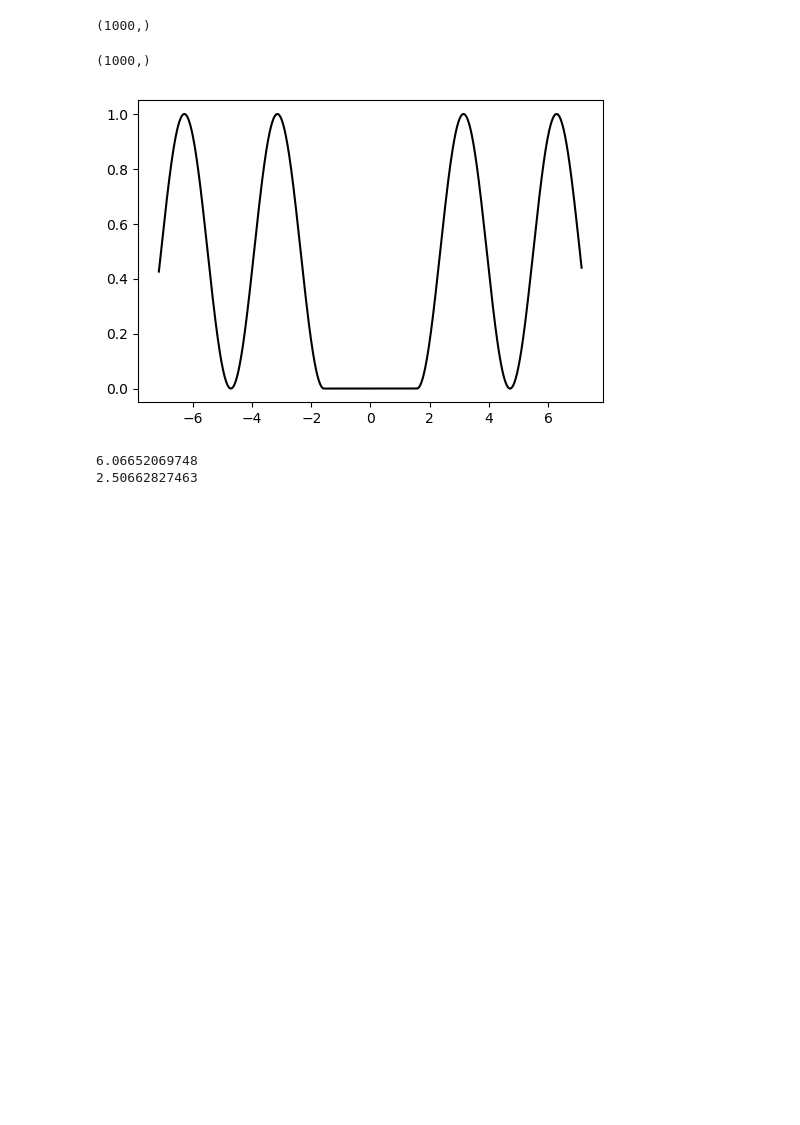
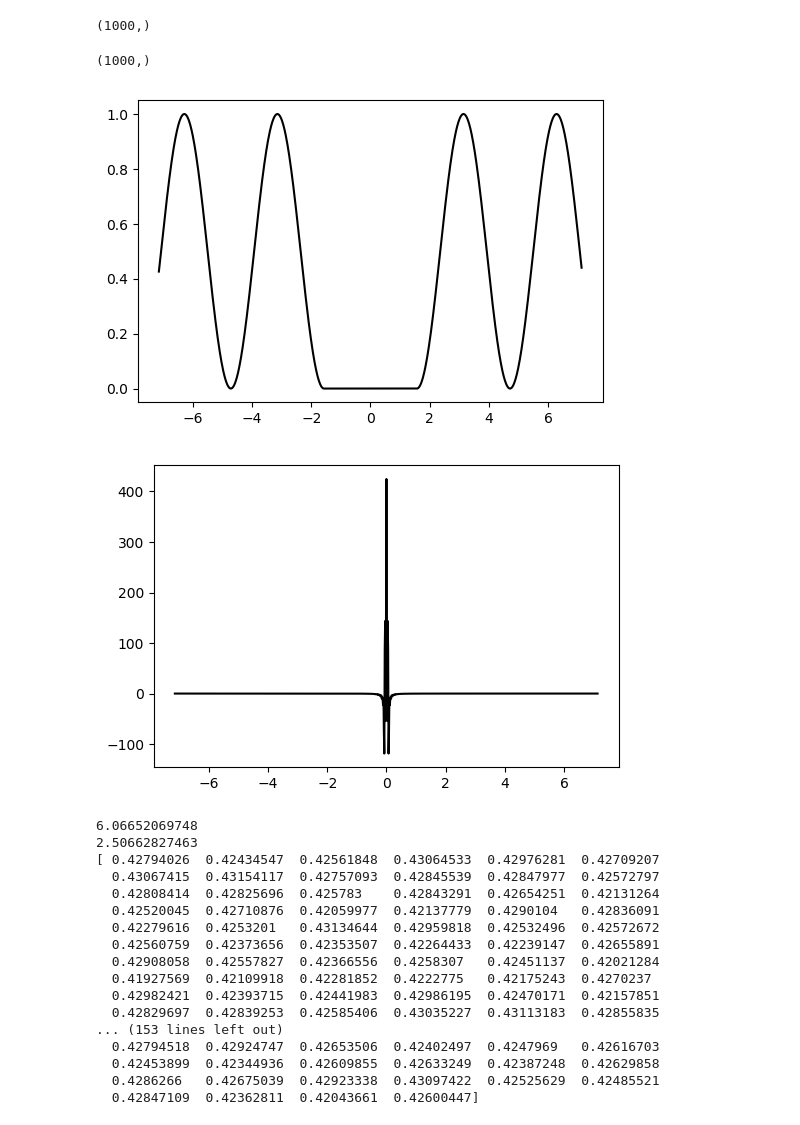
Before and after one commit to zpenoyre/oldpylanet, a Jupyter notebook: fourierFilter.ipynb, the cells around one changed output. Drawn from its saved outputs; the diff is of its cells as text; code cells hidden in the pictures; blank space fills up the shorter version.

```diff
--- a/fourierFilter.ipynb
+++ b/fourierFilter.ipynb
@@ -77,24 +77,44 @@ print np.shape(ifft_convolution)
 # %%
 #test newly designed filter...
 x = np.arange(-500,500)/70.
 print np.shape(x)
 newFilter = 1.-(np.sin(x)**2)
 newFilter[(x > -np.pi/2.) & (x < np.pi/2.)] = 0.
 
 plt.plot(x,newFilter,'k-')
 plt.show()
 
+plt.plot(x,np.fft.fftshift(np.fft.fft(newFilter)).real,'k-')
+plt.show()
+
 step = x[1]-x[0]
 normIntegral = np.sum(newFilter*step)
 print normIntegral
 
 print np.sqrt(2.*np.pi)
 ifft_newfilter_convolution = np.fft.ifft(newFilter * fft_flux)
+print ifft_newfilter_convolution.real
 # %% [output]
 (1000,)
 [figure]
+[figure, added]
 6.06652069748
 2.50662827463
+[ 0.42794026  0.42434547  0.42561848  0.43064533  0.42976281  0.42709207
+  0.43067415  0.43154117  0.42757093  0.42845539  0.42847977  0.42572797
+  0.42808414  0.42825696  0.425783    0.42843291  0.42654251  0.42131264
+  0.42520045  0.42710876  0.42059977  0.42137779  0.4290104   0.42836091
+  0.42279616  0.4253201   0.43134644  0.42959818  0.42532496  0.42572672
+  0.42560759  0.42373656  0.42353507  0.42264433  0.42239147  0.42655891
+  0.42908058  0.42557827  0.42366556  0.4258307   0.42451137  0.42021284
+  0.41927569  0.42109918  0.42281852  0.4222775   0.42175243  0.4270237
+  0.42982421  0.42393715  0.42441983  0.42986195  0.42470171  0.42157851
+  0.42829697  0.42839253  0.42585406  0.43035227  0.43113183  0.42855835
+... (153 lines left out)
+  0.42794518  0.42924747  0.42653506  0.42402497  0.4247969   0.42616703
+  0.42453899  0.42344936  0.42609855  0.42633249  0.42387248  0.42629858
+  0.4286266   0.42675039  0.42923338  0.43097422  0.42525629  0.42485521
+  0.42847109  0.42362811  0.42043661  0.42600447]
 # %%
 fig = plt.figure(figsize=(8,6))
 plt.errorbar(t, flux, yerr=0.005, color='b',marker='.',alpha=0.25)
```
Also changed, not shown: parts of 4 cells of this notebook.
